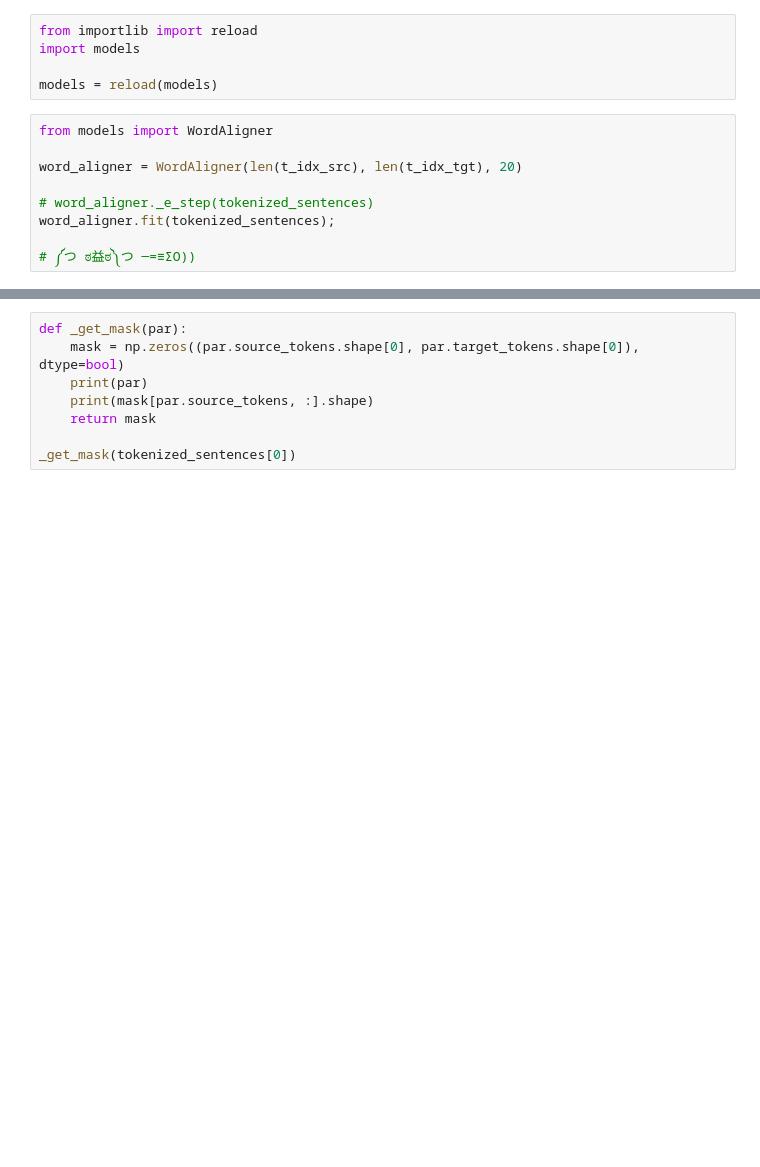
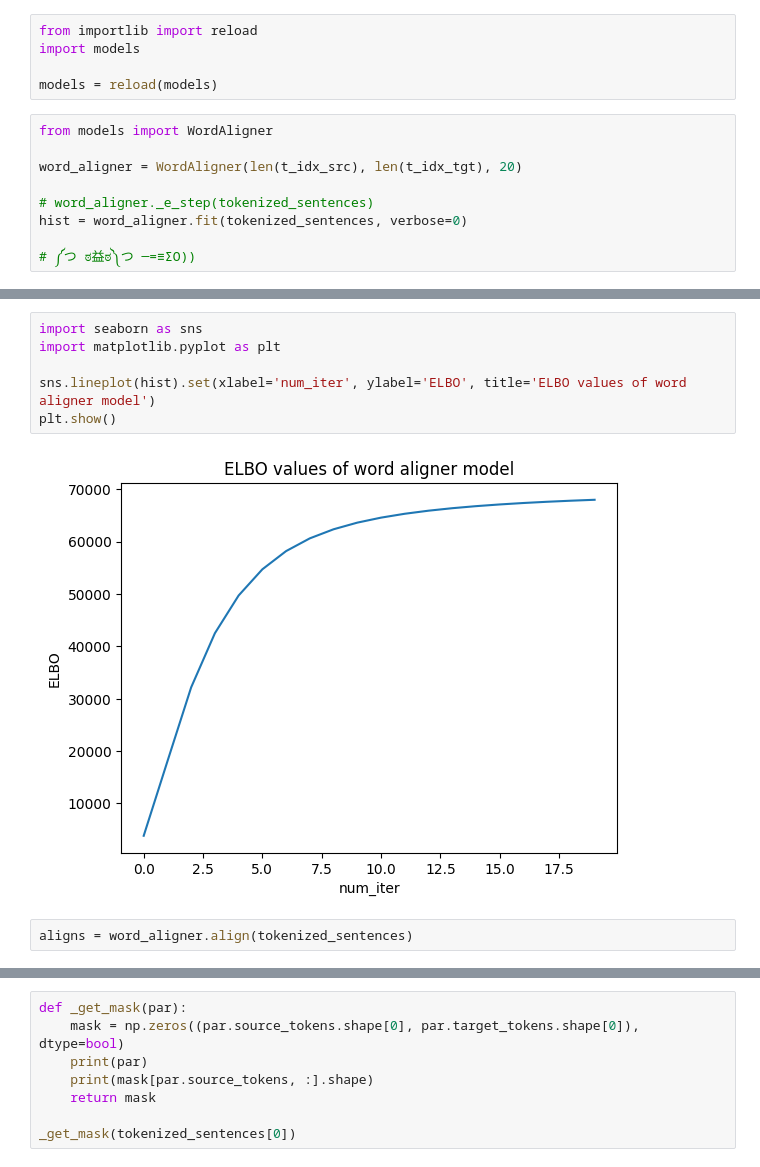
Before and after one commit to Arslan203/EM_mmro, a Jupyter notebook: Homework3/homework-practice-09-em-ValeevArslan.ipynb, the cells around one changed output, grey strips where cells are left out. Drawn from its saved outputs; the diff is of its cells as text; blank space fills up the shorter version.

Commit message:
model 3

```diff
--- a/Homework3/homework-practice-09-em-ValeevArslan.ipynb
+++ b/Homework3/homework-practice-09-em-ValeevArslan.ipynb
@@ -557,7 +557,7 @@ from models import WordAligner
 word_aligner = WordAligner(len(t_idx_src), len(t_idx_tgt), 20)
 
 # word_aligner._e_step(tokenized_sentences)
-word_aligner.fit(tokenized_sentences);
+hist = word_aligner.fit(tokenized_sentences, verbose=0)
 
 # ༼つ ಠ益ಠ༽つ ─=≡ΣO))
 # %% [output]
@@ -564,0 +576,10 @@ ModuleNotFoundError: No module named 'tqdm'
+# %%
+import seaborn as sns
+import matplotlib.pyplot as plt
+
+sns.lineplot(hist).set(xlabel='num_iter', ylabel='ELBO', title='ELBO values of word aligner model')
+plt.show()
+# %% [output]
+[figure, added]
+# %%
+aligns = word_aligner.align(tokenized_sentences)
```
Also changed, not shown: parts of 4 cells of this notebook, 1 other file.
